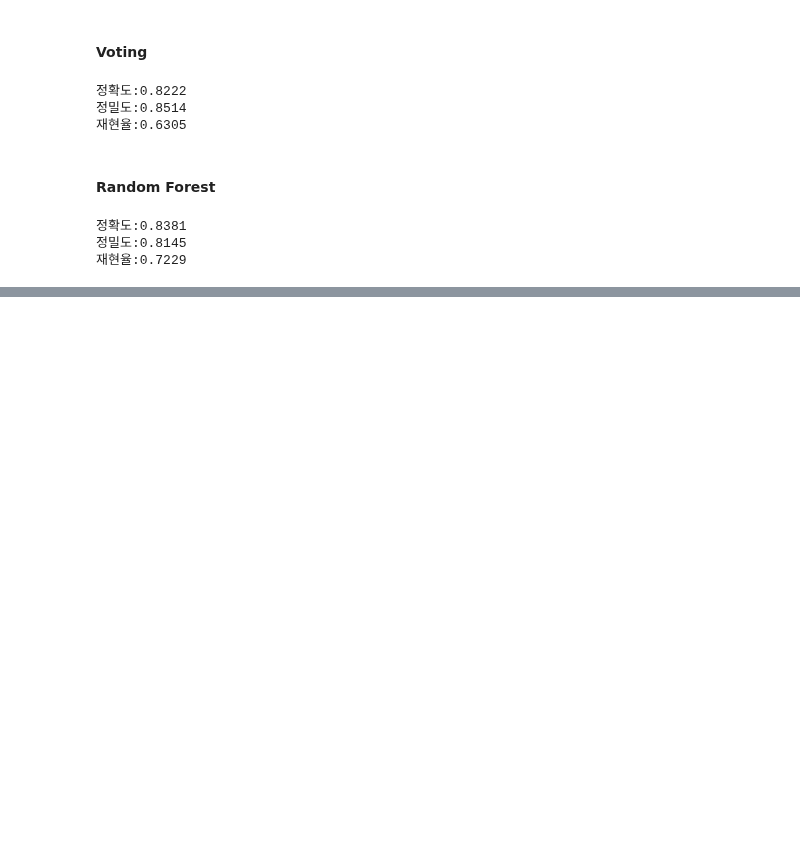
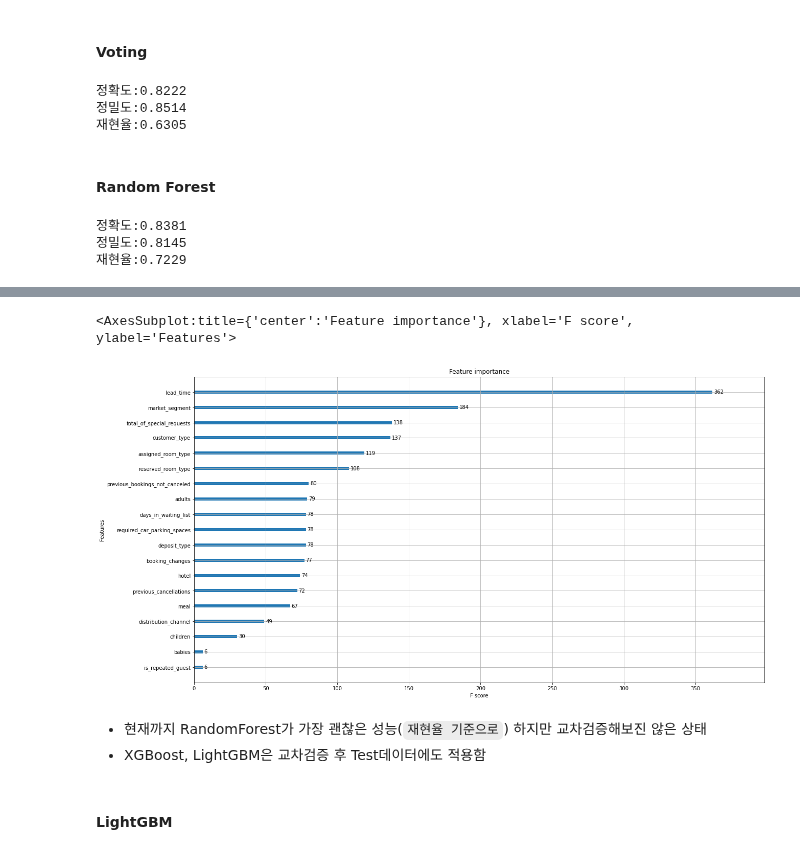
Before and after one commit to young-hun-jo/DataAnalysis, a Jupyter notebook: hotel_booking/prediction_modeling.ipynb, the cells around one changed output, grey strips where cells are left out. Drawn from its saved outputs; the diff is of its cells as text; code cells hidden in the pictures; blank space fills up the shorter version.

```diff
--- a/hotel_booking/prediction_modeling.ipynb
+++ b/hotel_booking/prediction_modeling.ipynb
@@ -813,0 +817,15 @@ print(f"정확도:{accuracy:.4f}\n정밀도:{precision:.4f}\n재현율:{recall:.
+# %%
+from xgboost import XGBClassifier
+from sklearn.metrics import roc_auc_score
+# XGBoost는 검증 데이터 리스트안에 튜플형태로 입력해주면 내재적으로 교차검증 해줌 & GPU지원
+val_set = [(X_val, y_val)]
+xgb = XGBClassifier(n_estimators=300, learning_rate=0.1, random_state=42)
+# XGBoost 학습시에 검증 데이터셋 넣어주기, 검증하면서 평가할 metric 종류도 넣어주기
+xgb.fit(X_train, y_train, early_stopping_rounds=200, eval_set=val_set,
+       eval_metric=['error','auc','map'])
+y_pred = xgb.predict(X_test)
+y_pred_proba = xgb.predict_proba(X_test)[:,1]
+auc = roc_auc_score(y_test, y_pred_proba)
+accuracy, precision, recall = get_score(y_test, y_pred)
+print(f"정확도:{accuracy:.4f}\n정밀도:{precision:.4f}\n재현율:{recall:.4f}")
+print(f"AUC:{auc:.4f}")
@@ -813,0 +850,15 @@ print(f"정확도:{accuracy:.4f}\n정밀도:{precision:.4f}\n재현율:{recall:.
+# %%
+# XGBoost의 feature importance plot하기
+from xgboost import plot_importance
+import matplotlib.pyplot as plt
+
+fig, ax = plt.subplots(figsize=(20,11))
+plot_importance(xgb, ax)
+# %% [output]
+<AxesSubplot:title={'center':'Feature importance'}, xlabel='F score', ylabel='Features'>
+[figure, added]
+# %% [markdown]
+- 현재까지 RandomForest가 가장 괜찮은 성능(``재현율 기준으로``) 하지만 교차검증해보진 않은 상태
+- XGBoost, LightGBM은 교차검증 후 Test데이터에도 적용함
+# %% [markdown]
+#### LightGBM
```
Also changed, not shown: parts of 14 cells of this notebook.
